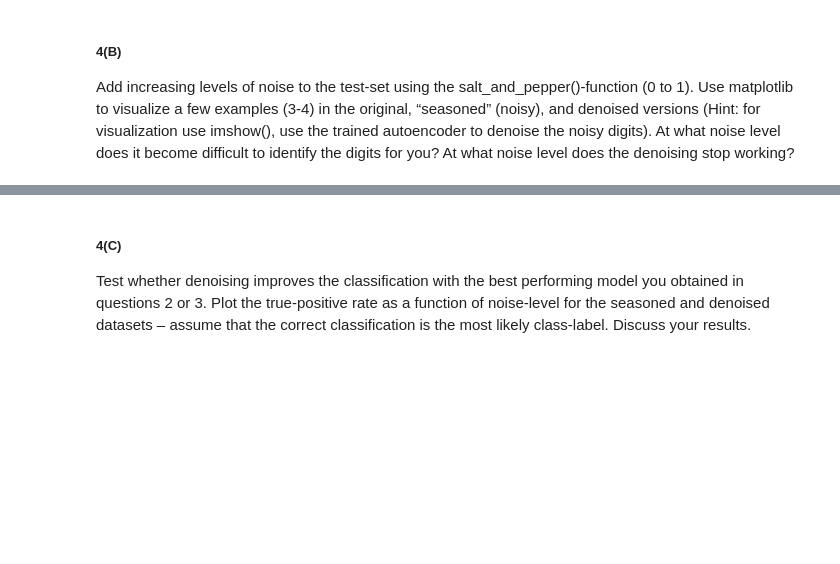
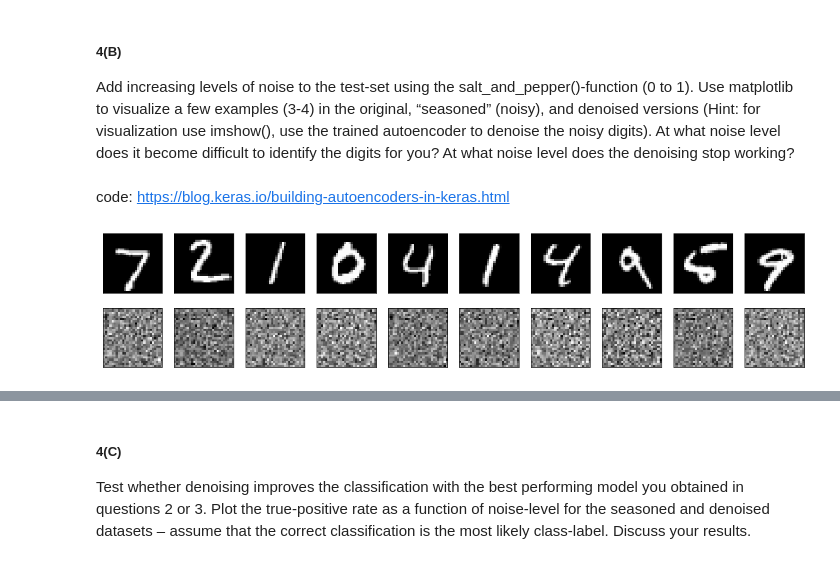
Before and after one commit to LeniaMalki/DataScienceAndAI, a Jupyter notebook: 6.Neural networks/Assignment 6 Answers.ipynb, the cells around one changed output, grey strips where cells are left out. Drawn from its saved outputs; the diff is of its cells as text; code cells hidden in the pictures; blank space fills up the shorter version.

```diff
--- a/6.Neural networks/Assignment 6 Answers.ipynb
+++ b/6.Neural networks/Assignment 6 Answers.ipynb
@@ -401,3 +443,33 @@ Use matplotlib to visualize a few examples (3-4) in the original, “seasoned”
 versions (Hint: for visualization use imshow(), use the trained autoencoder to denoise the noisy
 digits). At what noise level does it become difficult to identify the digits for you? At what noise level
 does the denoising stop working?
+# %% [markdown]
+code:  https://blog.keras.io/building-autoencoders-in-keras.html
+# %%
+import matplotlib.pyplot as plt
+def visualize(flattened_x_test):
+    imageEncoded = encoder_only.predict(flattened_x_test)
+    imageDecoded = decoder.predict(imageEncoded)
+    n = 10  # How many digits we will display
+    plt.figure(figsize=(20, 4))
+    for i in range(n):
+        # Display original
+        ax = plt.subplot(2, n, i + 1)
+        plt.imshow(flattened_x_test[i].reshape(28, 28))
+        plt.gray()
+        ax.get_xaxis().set_visible(False)
+        ax.get_yaxis().set_visible(False)
+
+        # Display reconstruction
+        ax = plt.subplot(2, n, i + 1 + n)
+        plt.imshow(imageDecoded[i].reshape(28, 28))
+        plt.gray()
+        ax.get_xaxis().set_visible(False)
+        ax.get_yaxis().set_visible(False)
+    plt.show()
+    #The top row is the original digits, and the bottom row is the reconstructed digits.
+# %%
+#No noise
+visualize(flattened_x_test)
+# %% [output]
+[figure, added]
```
Also changed, not shown: parts of 9 cells of this notebook.
